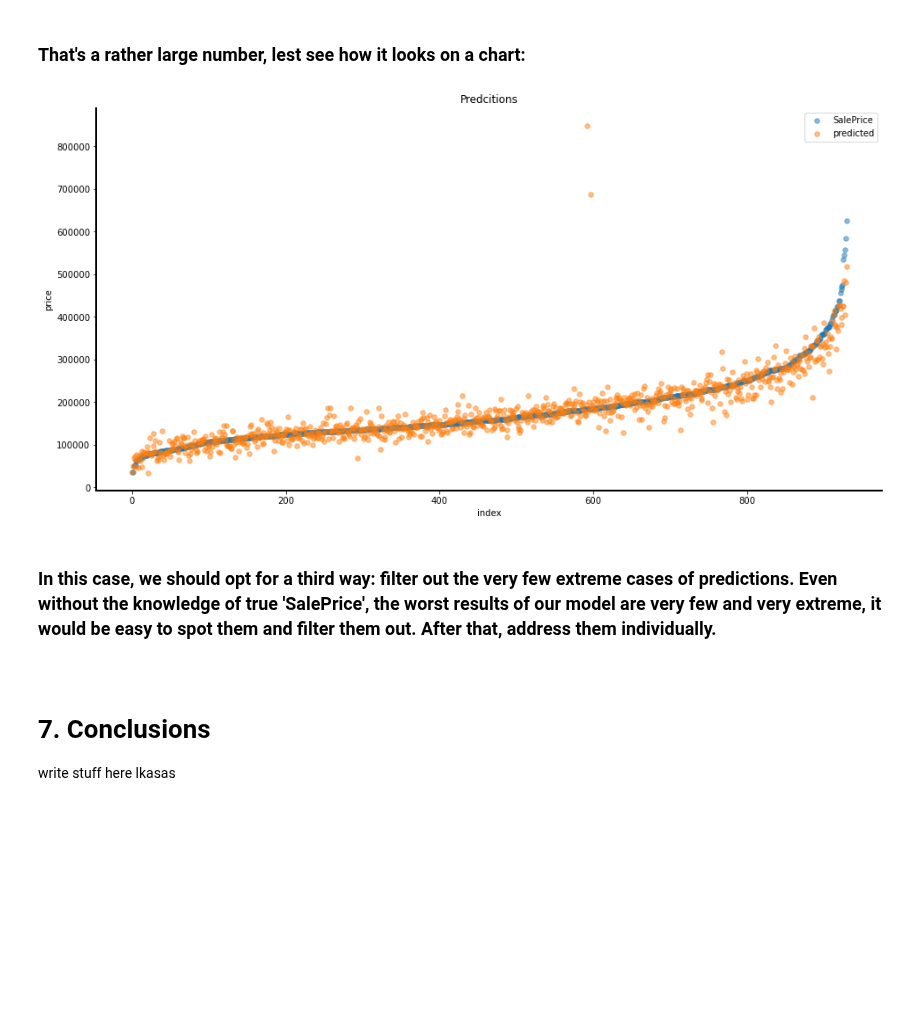
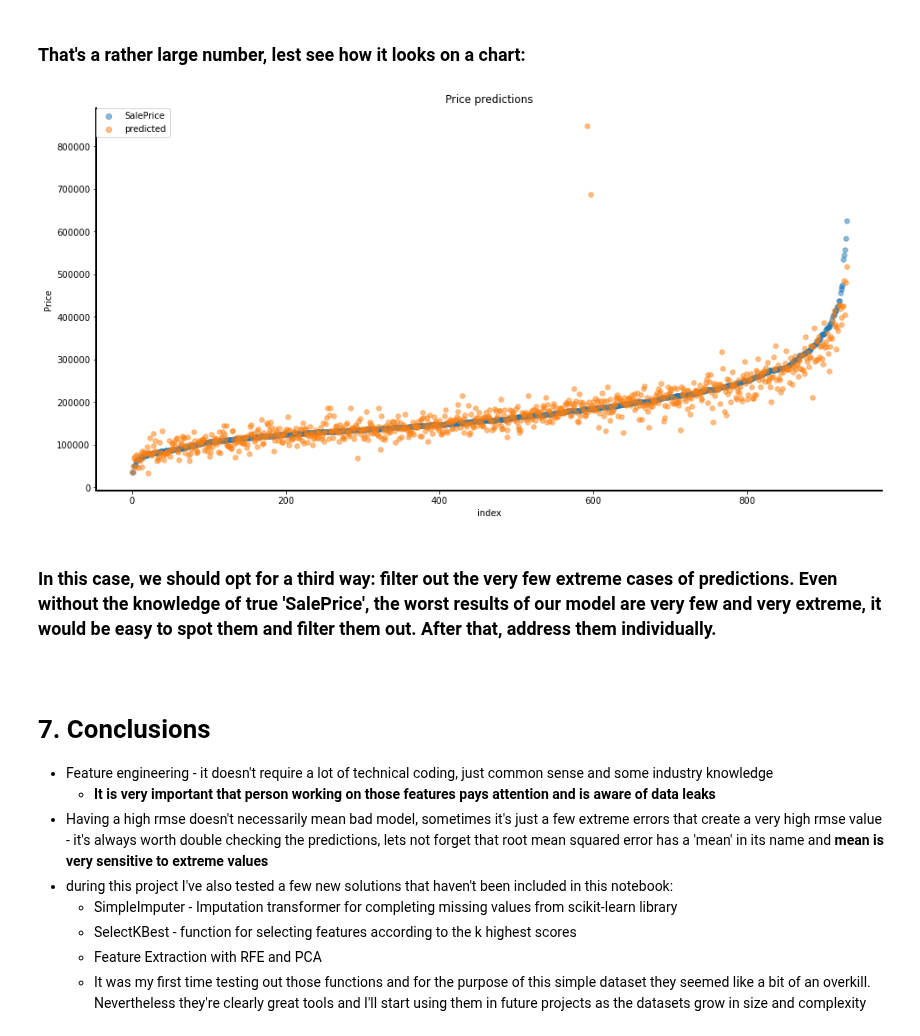
Before and after one commit to grumpyclimber/portfolio, a Jupyter notebook: ML_house_prices/houses_1-final.ipynb, the cells around one changed output. Saved outputs shown, nothing was run; the diff lists cells and outputs as text; code cells hidden in the pictures; blank space fills up the shorter version.

```diff
--- a/ML_house_prices/houses_1-final.ipynb
+++ b/ML_house_prices/houses_1-final.ipynb
@@ -223,0 +203,27 @@ plt.show()
+# %%
+# create a function for scatter plot results:
+def scatter_results(df, p):
+    # sort the dataset by SalePrice:
+    df['predicted'] = p
+    df = df.sort_values('SalePrice')
+    df = df.reset_index()
+    df = df.drop(columns='index')
+
+    x1 = plt.scatter(df.index, df['SalePrice'], s=30, label='SalePrice', alpha=0.5)
+    x2 = plt.scatter(df.index, df['predicted'], s=30, label='predicted', alpha=0.5)
+
+    handles, labels = ax.get_legend_handles_labels()
+    l = plt.legend(handles, labels, loc=2, borderaxespad=0)
+    for el in l.legendHandles:
+        el._sizes = [40]
+    x3 = handles, labels, l
+    return  x1, x2, x3
+
+fig, ax = plt.subplots(figsize=(16,8))
+scatter_results(test,p)
+spines(ax,yl='price',xl='index', title='Predcition results')
+# arrows:
+ax.annotate("extreme error", xy=(460, 800000), xytext=(200, 500000), arrowprops=dict(arrowstyle="->"))
+ax.annotate("limit of accurate predictions", xy=(990, 500000), xytext=(500, 500000), arrowprops=dict(arrowstyle="->"))
+
+plt.show()
@@ -753,24 +743,23 @@ rmse
 # %% [markdown]
 ### That's a rather large number, lest see how it looks on a chart:
 # %%
-test_end['predicted'] = p3
-test_end = test_end.sort_values('SalePrice')
-test_end = test_end.reset_index()
-test_end = test_end.drop(columns='index')
-
 fig, ax = plt.subplots(figsize=(16,8))
-plt.scatter(test_end.index, test_end['SalePrice'], s=30, alpha=0.5, label='SalePrice')
-plt.scatter(test_end.index, test_end['predicted'], s=30, alpha=0.5, label='predicted')
-spines(ax,yl='price',xl='index')
-plt.title('Predcitions')
-plt.legend()
+scatter_results(test_end,p3)
+spines(ax,yl='Price',xl='index', title='Price predictions')
 plt.show()
 # %% [output]
-[figure, old version]
+[figure, new version]
 # %% [markdown]
 ### In this case, we should opt for a third way: filter out the very few extreme cases of predictions. Even without the knowledge of true 'SalePrice', the worst results of our model are very few and very extreme, it would be easy to spot them and filter them out. After that, address them individually.
-# %% [markdown]
-<a id='end'></a>
-# %% [markdown]
-# 7. Conclusions
-write stuff here lkasas
+# %% [markdown]
+<a id='end'></a>
+# %% [markdown]
+# 7. Conclusions
+* Feature engineering - it doesn't require a lot of technical coding, just common sense and some industry knowledge
+    * **It is very important that person working on those features pays attention and is aware of data leaks**
+* Having a high rmse doesn't necessarily mean bad model, sometimes it's just a few extreme errors that create a very high rmse value  - it's always worth double checking the predictions, lets not forget that root mean squared error has a 'mean' in its name and **mean is very sensitive to extreme values**
+* during this project I've also tested a few new solutions that haven't been included in this notebook:
+    * SimpleImputer - Imputation transformer for completing missing values from scikit-learn library
+    * SelectKBest - function for selecting features according to the k highest scores
+    * Feature Extraction with RFE and PCA
+    * It was my first time testing out those functions and for the purpose of this simple dataset they seemed like a bit of an overkill. Nevertheless they're clearly great tools and I'll start using them in future projects as the datasets grow in size and complexity
```
Also changed, not shown: parts of 11 cells of this notebook.
